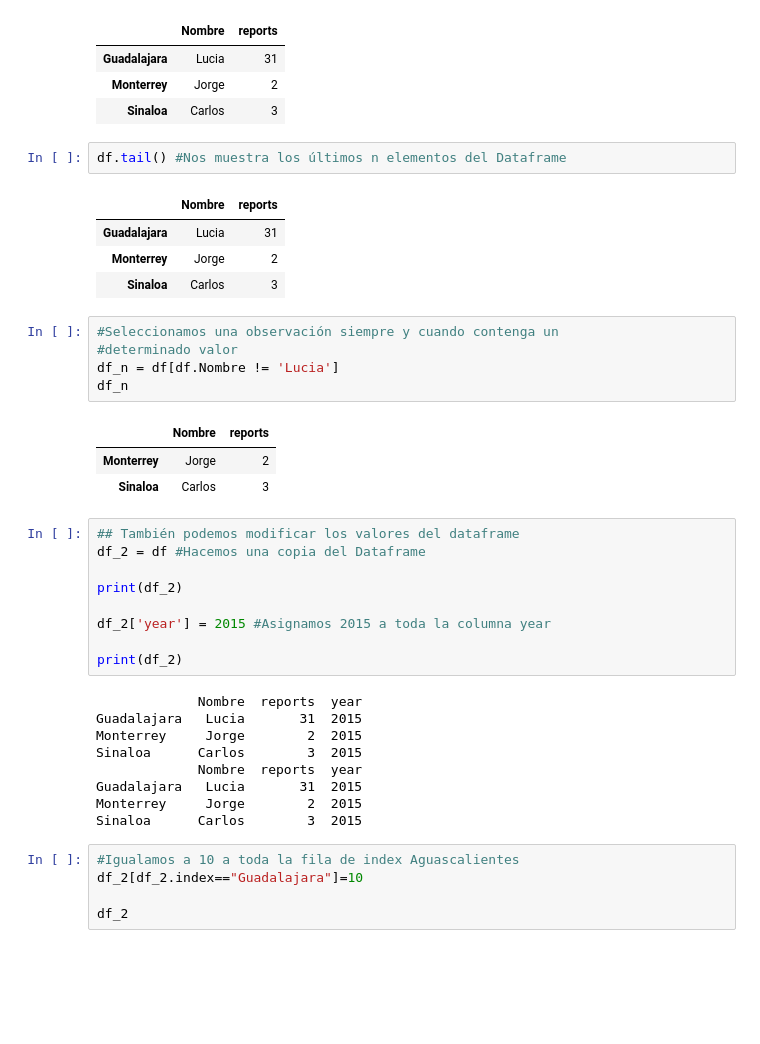
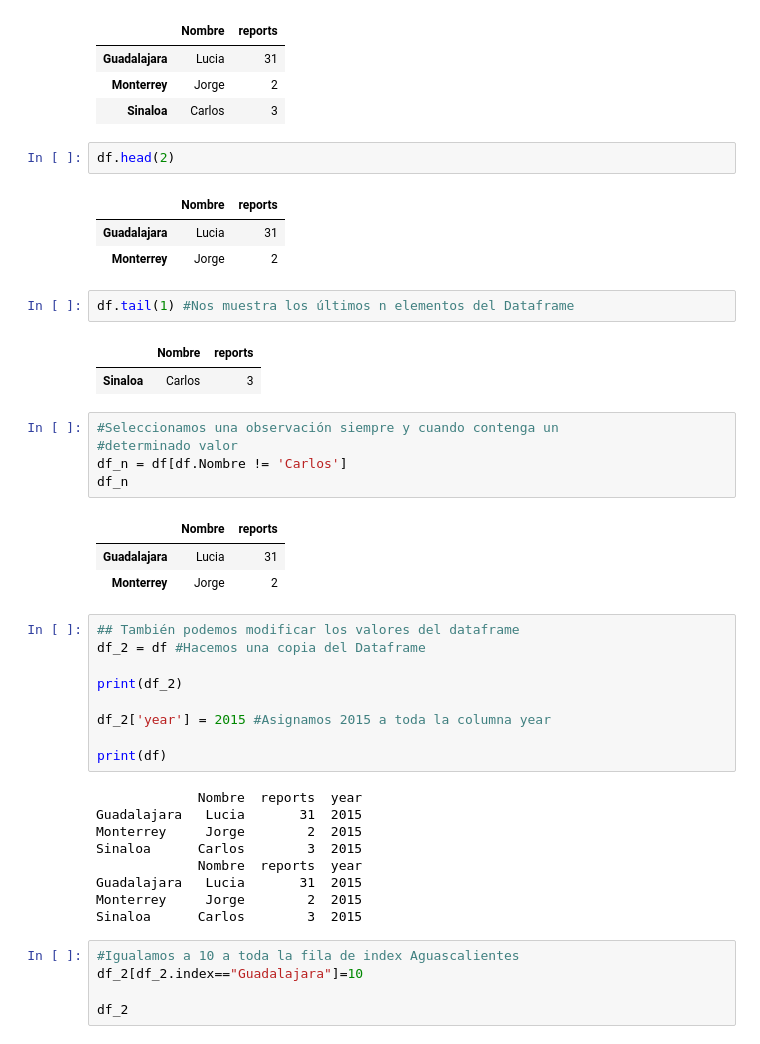
Before and after one commit to INGEOTEC/mccd2018, a Jupyter notebook: notebooks/01-Python-002.ipynb, the cells around one changed output. Saved outputs shown, nothing was run; the diff lists cells and outputs as text; blank space fills up the shorter version.

```diff
--- a/notebooks/01-Python-002.ipynb
+++ b/notebooks/01-Python-002.ipynb
@@ -258,22 +259,26 @@ df.head() # Nos ayuda a ver los n primeros elementos del dataframe
 | Guadalajara | Lucia | 31 |
 | Monterrey | Jorge | 2 |
 | Sinaloa | Carlos | 3 |
+# %%
+df.head(2)
+# %% [output]
+|  | Nombre | reports |
+| Guadalajara | Lucia | 31 |
+| Monterrey | Jorge | 2 |
 # %%
-df.tail() #Nos muestra los últimos n elementos del Dataframe
+df.tail(1) #Nos muestra los últimos n elementos del Dataframe
 # %% [output]
 |  | Nombre | reports |
-| Guadalajara | Lucia | 31 |
-| Monterrey | Jorge | 2 |
 | Sinaloa | Carlos | 3 |
 # %%
 #Seleccionamos una observación siempre y cuando contenga un
 #determinado valor
-df_n = df[df.Nombre != 'Lucia']
+df_n = df[df.Nombre != 'Carlos']
 df_n
 # %% [output]
 |  | Nombre | reports |
+| Guadalajara | Lucia | 31 |
 | Monterrey | Jorge | 2 |
-| Sinaloa | Carlos | 3 |
 # %%
 ## También podemos modificar los valores del dataframe
 df_2 = df #Hacemos una copia del Dataframe
@@ -282,7 +287,7 @@ print(df_2)
 
 df_2['year'] = 2015 #Asignamos 2015 a toda la columna year
 
-print(df_2)
+print(df)
 # %% [output]
              Nombre  reports  year
 Guadalajara   Lucia       31  2015
```
Also changed, not shown: parts of 26 cells of this notebook, 4 other files.
